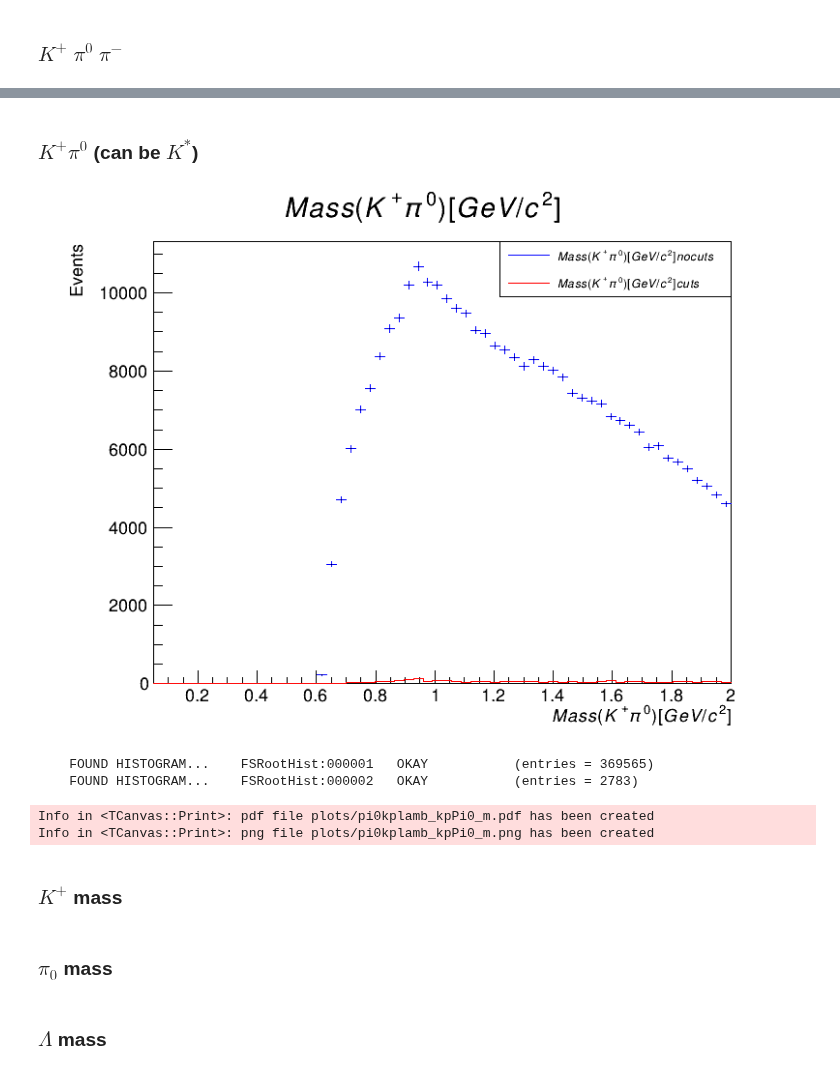
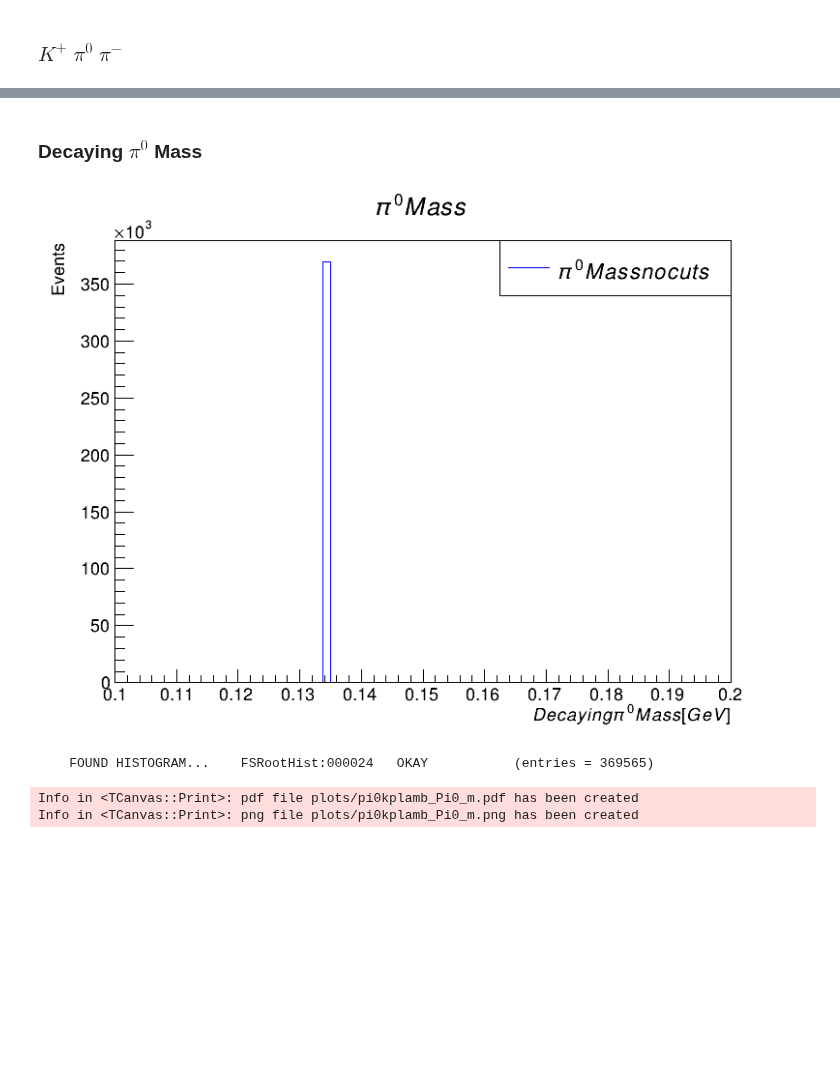
Before and after one commit to dancbart/gluex, a Jupyter notebook: analysis_KpiLambda/pi0kplamb_analysis.ipynb, the cells around one changed output, grey strips where cells are left out. Drawn from its saved outputs; the diff is of its cells as text; code cells hidden in the pictures; blank space fills up the shorter version.

Commit message:
Correced variable names and plotting ranges for histograms

```diff
--- a/analysis_KpiLambda/pi0kplamb_analysis.ipynb
+++ b/analysis_KpiLambda/pi0kplamb_analysis.ipynb
@@ -215,11 +809,10 @@ plot_hist()
 ### $K^{+}$ $\pi^{0}$ $\pi^{-}$
 # %%
 from IPython.display import Image, display
-import matplotlib.pyplot as plt
 latex = ROOT.TLatex()
 
-plotTitle = 'Mass(K^{+} \pi^{0} \pi^{-}) [GeV/c^{2}]'
-axisLabel = 'Mass (K^{+} \pi^{0} \pi^{-}) [GeV/c^{2}]'
+plotTitle = 'Mass (K^{+} \pi^{0} \pi^{-})'
+axisLabel = 'Mass (K^{+} \pi^{0} \pi^{-})'
 
 def plot_hist():
 
@@ -227,16 +820,16 @@ def plot_hist():
     canvas.SetLeftMargin(0.15)
 
     h1 = ROOT.FSHistogram.getTH1F(fileName, treeName, f"MASS({KPlus},{DecayingPi0},{PiMinus})", "(80, 0.0, 4.0)", "")
+
     h1.SetTitle(plotTitle)
     h1.SetStats(False)
     h1.SetLineColor(ROOT.kBlue)
-    h1.GetXaxis().SetTitle(axisLabel)
+    h1.GetXaxis().SetTitle(axisLabel + ' [GeV/c^{2}]')
     h1.GetYaxis().SetTitle('Events')
     h1.Draw()
-    latex.DrawLatexNDC(0.3, 0.95, plotTitle)
 
-    legend1 = ROOT.TLegend(0.7, 0.9, 0.9, 0.85)
-    legend1.AddEntry(h1, f'{plotTitle} no cuts', 'l')
+    legend1 = ROOT.TLegend(0.60, 0.80, 0.90, 0.90) # x_left, y_bottom, x_right, y_top
+    legend1.AddEntry(h1, plotTitle + ' no cuts', 'l')
     legend1.Draw('same')
 
     img_path = 'plots/pi0kplamb_kpPi0Pim_m'
@@ -250,60 +897,46 @@ plot_hist()
 # %% [markdown]
-### $K^{+} \pi^{0}$ (can be $K^{*}$)
+### Decaying $\pi^{0}$ Mass
 # %%
 from IPython.display import Image, display
-import matplotlib.pyplot as plt
 latex = ROOT.TLatex()
 
-plotTitle = 'Mass (K^{+} \pi^{0}) [GeV/c^{2}]'
-axisLabel = 'Mass (K^{+} \pi^{0}) [GeV/c^{2}]'
+plotTitle = '\pi^{0} Mass'
+axisLabel = 'Decaying \pi^{0} Mass'
+
+# 1. DecayingLambda (0)   1a. Proton (1)   1b. PiMinus (2)
+# 2. KPlus (3)
+# 3. DecayingPi0 (4)   3a. Photon1 (5)   3b. Photon2 (6)
+# Note the indices are [1, 1a, 1b, etc.] not numbers in parentheses.
 
 def plot_hist():
 
     canvas = ROOT.TCanvas('c', 'c', 800, 600)
-    canvas.SetLeftMargin(0.15)
 
-    # FOR MULTIPLE FINAL STATES AND TO MANAGE PARTICLE COMBINATORICS WITHIN THOSE FINAL STATES.
-    # h1 = ROOT.FSModeHistogram.getTH1F(fileName, treeName, "MASS([K+],[pi0],[pi-])", "(60, 0.05, 2.0)", "")
+    h1 = ROOT.FSHistogram.getTH1F(fileName, treeName, f"MASS({DecayingPi0})", "(80, 0.1, 0.2)", "")
+    # h1 = ROOT.FSHistogram.getTH1F(fileName, treeName, f"ENERGY({DecayingPi0})", "(80, 0.0, 14.0)", "")
+    # h1 = ROOT.FSHistogram.getTH1F(fileName, treeName, f"MOM({DecayingPi0})", "(80, 0.0, 14.0)", "")
 
-    # h1 = ROOT.FSHistogram.getTH1F(fileName, treeName, "MASS(2,3)", "(60, 0.05, 2.0)", "")
-    # h2 = ROOT.FSHistogram.getTH1F(fileName, treeName, "MASS(2,3)", "(60, 0.05, 2.0)", "CUT(chi2,unusedE,unusedTracks,coherentPeak)")
-    h1 = ROOT.FSHistogram.getTH1F(fileName, treeName, f"MASS({KPlus},{DecayingPi0})", "(60, 0.05, 2.0)", "")
-    h2 = ROOT.FSHistogram.getTH1F(fileName, treeName, f"MASS({KPlus},{DecayingPi0})", "(60, 0.05, 2.0)", "CUT(chi2,unusedE,unusedTracks,coherentPeak)")
-
-
-    # h1.SetTitle("")
-    # h1.SetTitle(plotTitle)
+    h1.SetTitle(plotTitle)
     h1.SetStats(False)
     h1.SetLineColor(ROOT.kBlue)
-    h1.GetXaxis().SetTitle(axisLabel)
+    h1.GetXaxis().SetTitle(axisLabel + ' [GeV]')
     h1.GetYaxis().SetTitle('Events')
-    h1.Draw()
-    # latex.DrawLatexNDC(0.3, 0.95, plotTitle)
+    h1.Draw('hist')
+
     legend1 = ROOT.TLegend(0.60, 0.80, 0.90, 0.90) # x_left, y_bottom, x_right, y_top
-    legend1.AddEntry(h1, f'{plotTitle} no cuts', 'l')
+    legend1.AddEntry(h1, plotTitle + ' no cuts', 'l')
     legend1.Draw('same')
 
-    h2.SetStats(False)
-    h2.SetLineColor(ROOT.kRed)
-    h2.GetXaxis().SetTitle(axisLabel)
-    h2.GetYaxis().SetTitle('Events')
-    h2.Draw('same, hist')
-    legend1.AddEntry(h2, plotTitle + ' cuts', 'l')
-    legend1.Draw('same')
-
-    img_path = 'plots/pi0kplamb_kpPi0_m'
+    img_path = 'plots/pi0kplamb_Pi0_m'
     canvas.SaveAs(img_path + '.pdf')
     canvas.SaveAs(img_path + '.png')
     canvas.Close()
     display(Image(filename=img_path + '.png'))
     os.remove(img_path + '.png')
 
 plot_hist()
 # %% [output]
-[figure, old version]
+[figure, new version]
-    FOUND HISTOGRAM...    FSRootHist:000001   OKAY           (entries = 369565)
-    FOUND HISTOGRAM...    FSRootHist:000002   OKAY           (entries = 2783)
+    FOUND HISTOGRAM...    FSRootHist:000024   OKAY           (entries = 369565)
-Info in <TCanvas::Print>: pdf file plots/pi0kplamb_kpPi0_m.pdf has been created
-Info in <TCanvas::Print>: png file plots/pi0kplamb_kpPi0_m.png has been created
+Info in <TCanvas::Print>: pdf file plots/pi0kplamb_Pi0_m.pdf has been created
+Info in <TCanvas::Print>: png file plots/pi0kplamb_Pi0_m.png has been created
-# %% [markdown]
-### $K^{+}$ mass
@@ -348,2 +942,0 @@ plot_hist()
-# %% [markdown]
-### $\pi_{0}$ mass
@@ -384,2 +942,0 @@ plot_hist()
-# %% [markdown]
-### $\Lambda$ mass
```
Also changed, not shown: parts of 47 cells of this notebook.
